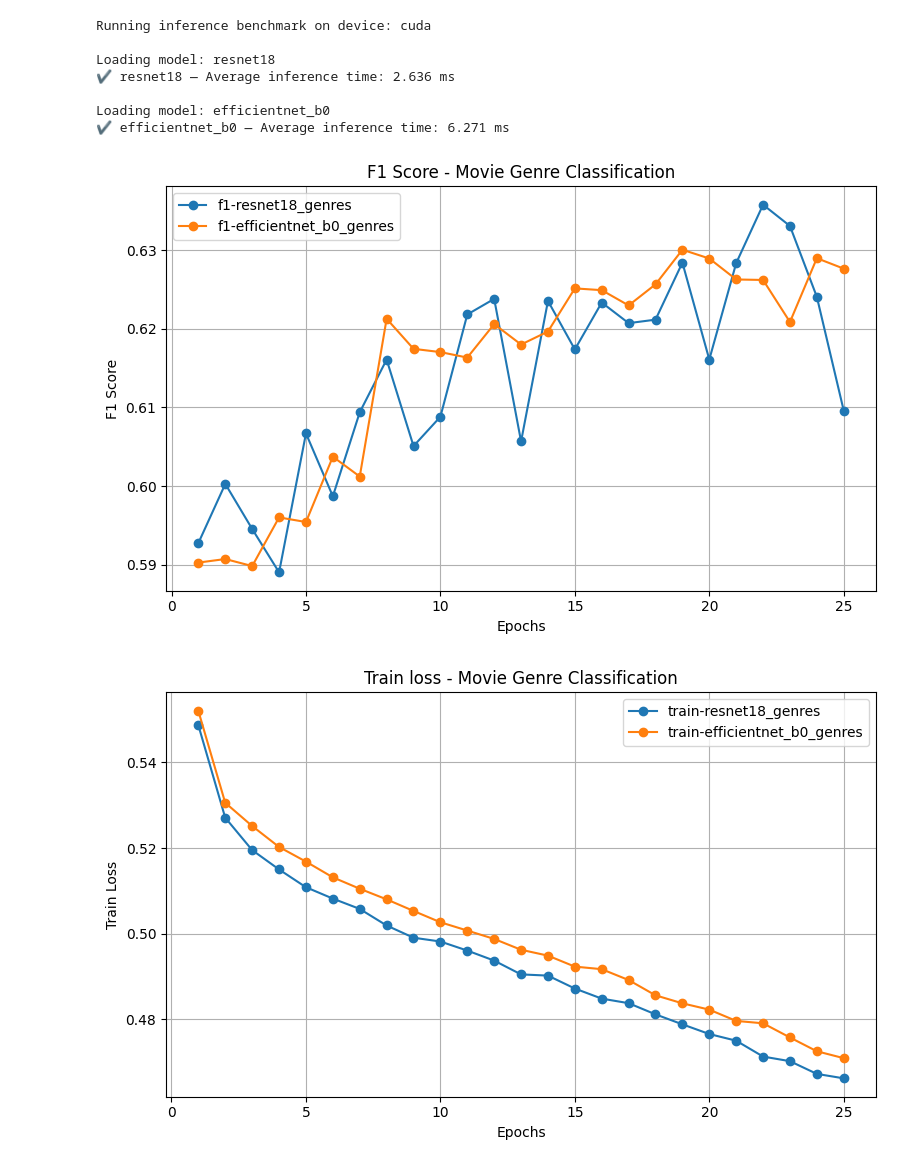
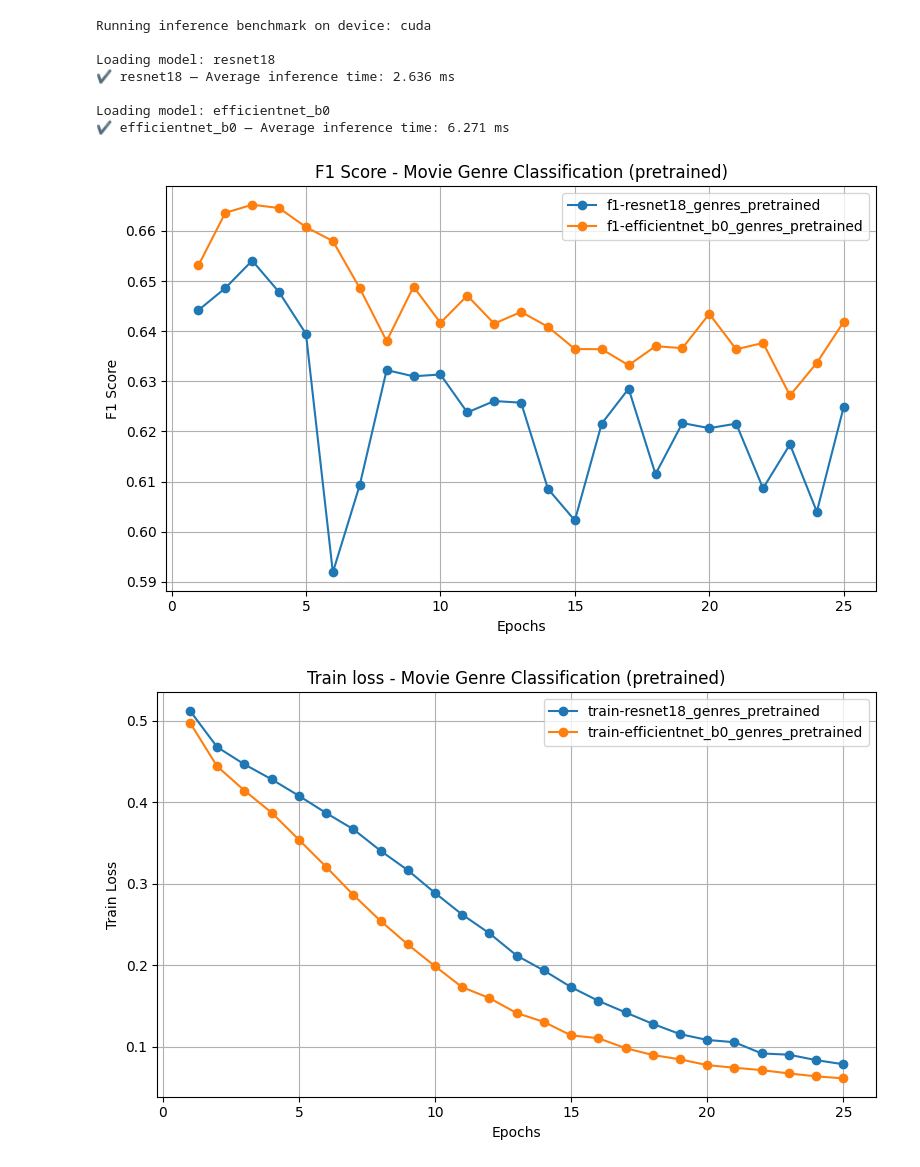
Before and after one commit to lesonglam/cs612-project, a Jupyter notebook: new_dataset.ipynb, the cells around one changed output. Saved outputs shown, nothing was run; the diff lists cells and outputs as text; code cells hidden in the pictures.

Commit message:
genres classification _ pretrained models

```diff
--- a/new_dataset.ipynb
+++ b/new_dataset.ipynb
@@ -444,41 +444,68 @@ def plot_metrics(files, title="F1 Score vs Epochs", ylabel="F1 Score"):
         label = file_name.split("/")[-1].replace(".json", "")
         plt.plot(epochs, f1_scores, marker='o', label=label)
 
     plt.title(title)
     plt.xlabel("Epochs")
     plt.ylabel(ylabel)
     # plt.ylim(0.55, .65)
     plt.grid(True)
     plt.legend()
     plt.tight_layout()
     plt.show()
 
 
 # Example usage:
+# files = [
+#     "metrics/f1-resnet18_genres.json",
+#     "metrics/f1-efficientnet_b0_genres.json"
+# ]
+# title = "F1 Score - Movie Genre Classification"
+# plot_metrics(files, title=title)
+
+
+
+# # Example usage:
+# files = [
+#     "metrics/train-resnet18_genres.json",
+#     "metrics/train-efficientnet_b0_genres.json"
+# ]
+# title = "Train loss - Movie Genre Classification"
+# plot_metrics(files, title=title, ylabel="Train Loss")
+
+
+# files = [
+#     "metrics/val-resnet18_genres.json",
+#     "metrics/val-efficientnet_b0_genres.json"
+# ]
+# title = "Validation loss - Movie Genre Classification"
+# plot_metrics(files, title=title, ylabel="Test Loss")
+
+
+
 files = [
-    "metrics/f1-resnet18_genres.json",
-    "metrics/f1-efficientnet_b0_genres.json"
+    "metrics/f1-resnet18_genres_pretrained.json",
+    "metrics/f1-efficientnet_b0_genres_pretrained.json"
 ]
-title = "F1 Score - Movie Genre Classification"
+title = "F1 Score - Movie Genre Classification (pretrained)"
 plot_metrics(files, title=title)
 
 
 
 # Example usage:
 files = [
-    "metrics/train-resnet18_genres.json",
-    "metrics/train-efficientnet_b0_genres.json"
+    "metrics/train-resnet18_genres_pretrained.json",
+    "metrics/train-efficientnet_b0_genres_pretrained.json"
 ]
-title = "Train loss - Movie Genre Classification"
+title = "Train loss - Movie Genre Classification (pretrained)"
 plot_metrics(files, title=title, ylabel="Train Loss")
 
 
 files = [
-    "metrics/val-resnet18_genres.json",
-    "metrics/val-efficientnet_b0_genres.json"
+    "metrics/val-resnet18_genres_pretrained.json",
+    "metrics/val-efficientnet_b0_genres_pretrained.json"
 ]
-title = "Validation loss - Movie Genre Classification"
+title = "Validation loss - Movie Genre Classification (pretrained)"
 plot_metrics(files, title=title, ylabel="Test Loss")
 # %% [output]
-[figure, old version]
+[figure, new version]
-[figure, old version]
+[figure, new version]
```
Also changed, not shown: parts of 1 cell of this notebook, 13 other files.
